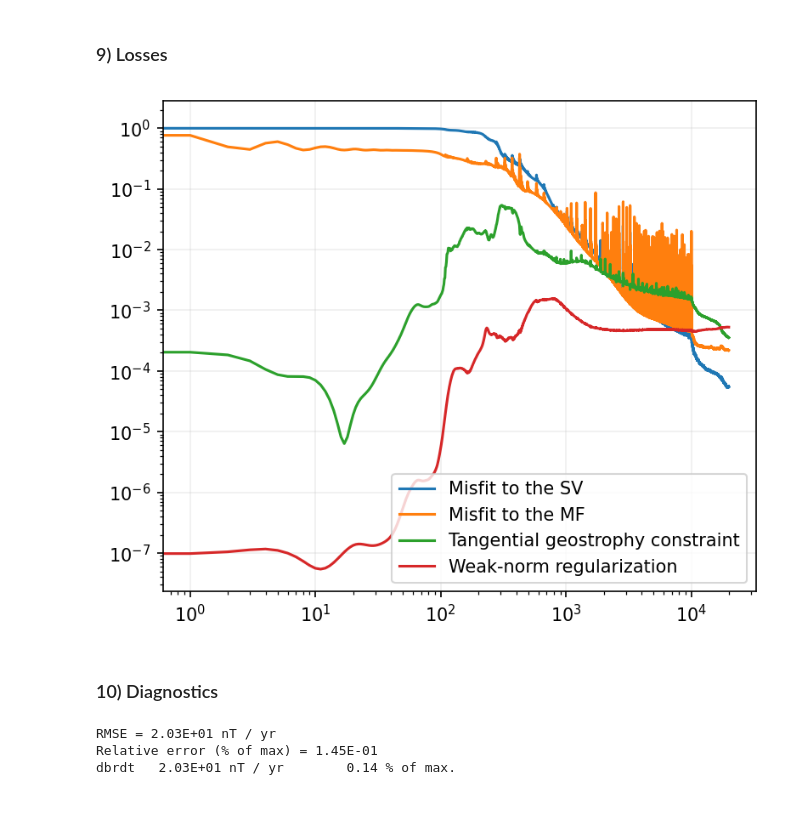
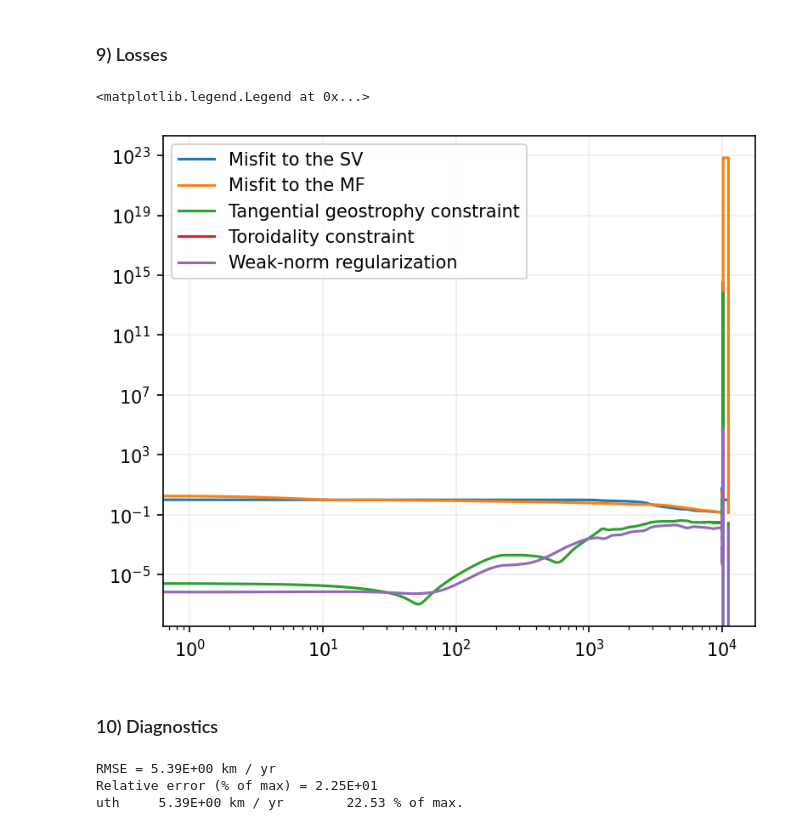
Before and after one commit to RomainClaveau/pygeopinn, a Jupyter notebook: PiNNs.ipynb, the cells around one changed output. Drawn from its saved outputs; the diff is of its cells as text; code cells hidden in the pictures.

Commit message:
Updating the losses inside `compute_loss`: adding the `strong_norm` and `toroidal` constraints + removing the experiments.

```diff
--- a/PiNNs.ipynb
+++ b/PiNNs.ipynb
@@ -43,8 +42,8 @@ time_of_study: int = 2020       # Time of the study
 number_of_inputs: int = 2       # Number of input variables (θ and φ angles)
 number_of_outputs: int = 3      # Number of output variables (uθ, uφ, br)
 
-number_of_layers: int = 5       # Number of layers
-number_of_neurons: int = 64     # Number of neurons
+number_of_layers: int = 1       # Number of layers
+number_of_neurons: int = 16     # Number of neurons
 
 number_epochs: int = 10000      # Number of epochs
 
@@ -57,11 +56,20 @@ patch: tuple = (5, 85, 5, 85)   # Defining the patch
 
 use_synthetic_sv: bool = True   # Do we use a synthetic SV?
 
-losses: dict = {                # The different losses to use (available: misfit_dbrdt, misfit_br, tangential_geostrophy, weak_norm, vorticity)
+λ_dbrdt = 1
+λ_br = 1
+λ_tg = 1e4
+λ_tor = 0
+λ_wn = 1e-5
+λ_sn = 0
+
+losses: dict = {                # The different losses to use (available: misfit_dbrdt, misfit_br, tangential_geostrophy, weak_norm, strong_norm, vorticity)
     "misfit_dbrdt": 1,
     "misfit_br": 1,
-    "tangential_geostrophy": 1e4,
-    "kinetic_energy": 1e-5,
+    "tangential_geostrophy": λ_tg,
+    "toroidal": λ_tor,
+    "weak_norm": λ_wn,
+    # "strong_norm": λ_sn,
     # "vorticity": 1e4
 }
 # %% [markdown]
@@ -95,7 +103,7 @@ context_u = {"lmax": 18, "r": pygeo.constants["rCore"]}
 # Computing the fields
 SV = pygeo.addMeasure(model_name, "SV", context_sv_mf)
 MF = pygeo.addMeasure(model_name, "MF", context_sv_mf)
-U = pygeo.addMeasure(model_name, "U", context_sv_mf)
+U = pygeo.addMeasure(model_name, "U", context_u)
 
 # Retrieving the times
 times = pygeo.getQuantity(model_name, "times")
@@ -127,8 +135,13 @@ if use_synthetic_sv:
 
     θ_grid, φ_grid = numpy.meshgrid(θ, φ, indexing="ij")
 
-    sinθ = numpy.sin(θ_grid).clip(1e-3, 1)
+    sinθ = numpy.sin(θ_grid).clip(1e-1, 1)
     cosθ = numpy.cos(θ_grid)
+
+    dθ = numpy.gradient(θ).mean()
+    dφ = numpy.gradient(φ).mean()
+
+    dΩ = sinθ * dθ * dφ
 
     r = 3480.
 
@@ -483,6 +528,6 @@ folder = "experiments/"
 # %%
 # The name of the quantity we want to map
-name = "dbrdt"
+name = "uth"
 # %%
 # Defining the grid in longitudes and latitudes
 latitudes = pygeo.convertThetasToLatitudes(thetas)
@@ -572,26 +622,29 @@ plt.savefig(f"{folder}predictions.png")
 # %%
 labels = {
     "misfit_dbrdt": "Misfit to the SV",
     "misfit_br": "Misfit to the MF",
     "tangential_geostrophy": "Tangential geostrophy constraint",
-    "kinetic_energy": "Weak-norm regularization"
+    "toroidal": "Toroidality constraint",
+    "weak_norm": "Weak-norm regularization",
+    "strong_norm": "Strong-norm regularization",
 }
 
 fig, ax = plt.subplots(1, 1, figsize=(6, 5), dpi=150)
 
 for name in saved_losses:
     ax.loglog(saved_losses[name], label=labels[name])
 
 ax.grid(alpha=0.2)
 ax.legend()
 
-fig.savefig(f"{folder}losses.png")
+# fig.savefig(f"{folder}losses.png")
 # %% [output]
+<matplotlib.legend.Legend at 0x...>
-[figure, old version]
+[figure, new version]
 # %% [markdown]
 ### 10) Diagnostics
 # %%
-name = "dbrdt"
+name = "uth"
 
 obs = observations[name][slice_thetas, slice_phis]
 pred = predictions[name]
@@ -605,9 +658,9 @@ print(f"Relative error (% of max) = {re_max:.2E}")
 
 print(f"{name}\t{rmse:.2E} {units[name]}\t{round(re_max, 2)} % of max.")
 # %% [output]
-RMSE = 2.03E+01 nT / yr
-Relative error (% of max) = 1.45E-01
-dbrdt   2.03E+01 nT / yr        0.14 % of max.
+RMSE = 5.39E+00 km / yr
+Relative error (% of max) = 2.25E+01
+uth     5.39E+00 km / yr        22.53 % of max.
 # %%
 uθ_pred, uφ_pred = predictions["uth"], predictions["uph"]
 uθ_obs, uφ_obs = observations["uth"][slice_thetas, slice_phis], observations["uph"][slice_thetas, slice_phis]
```
Also changed, not shown: parts of 11 cells of this notebook, 56 other files.
